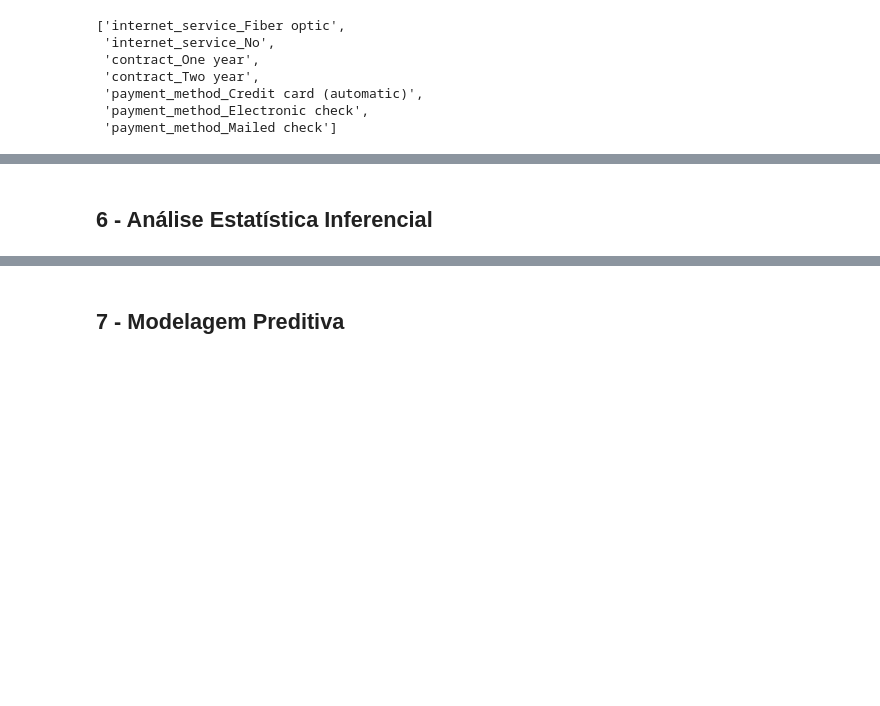
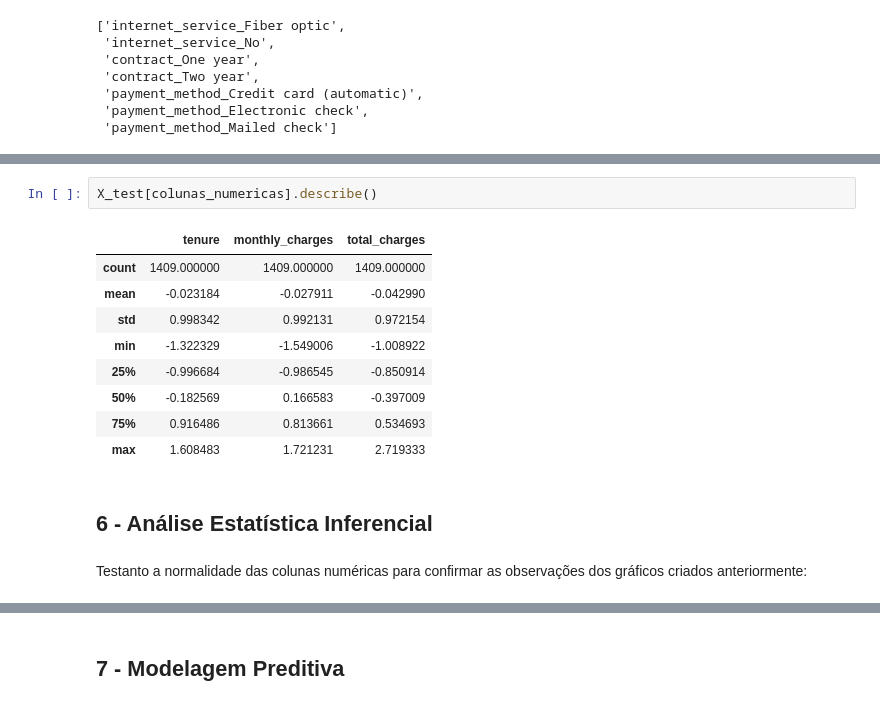
Before and after one commit to judonato/churn-telecom, a Jupyter notebook: notebook_eda.ipynb, the cells around one changed output, grey strips where cells are left out. Drawn from its saved outputs; the diff is of its cells as text; blank space fills up the shorter version.

```diff
--- a/notebook_eda.ipynb
+++ b/notebook_eda.ipynb
@@ -653,2 +677,16 @@ df_modelo = pd.get_dummies(df_modelo, columns=colunas_nominais, drop_first=True)
+# %%
+X_test[colunas_numericas].describe()
+# %% [output]
+|  | tenure | monthly_charges | total_charges |
+| count | 1409.000000 | 1409.000000 | 1409.000000 |
+| mean | -0.023184 | -0.027911 | -0.042990 |
+| std | 0.998342 | 0.992131 | 0.972154 |
+| min | -1.322329 | -1.549006 | -1.008922 |
+| 25% | -0.996684 | -0.986545 | -0.850914 |
+| 50% | -0.182569 | 0.166583 | -0.397009 |
+| 75% | 0.916486 | 0.813661 | 0.534693 |
+| max | 1.608483 | 1.721231 | 2.719333 |
 # %% [markdown]
 ## 6 - Análise Estatística Inferencial
+# %% [markdown]
+Testanto a normalidade das colunas numéricas para confirmar as observações dos gráficos criados anteriormente:
```
Also changed, not shown: parts of 13 cells of this notebook.
